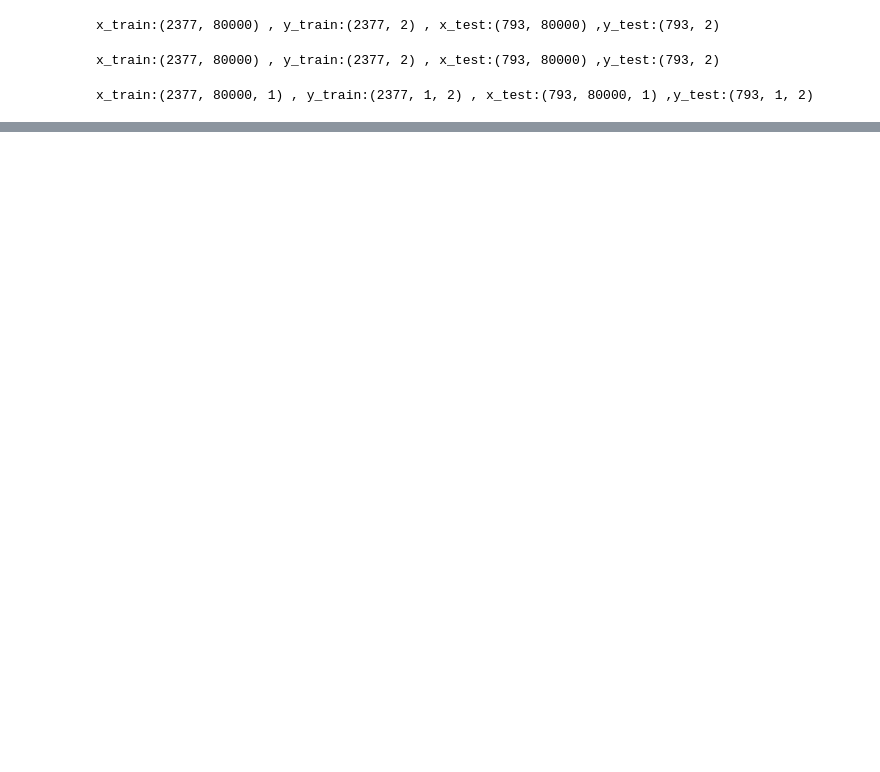
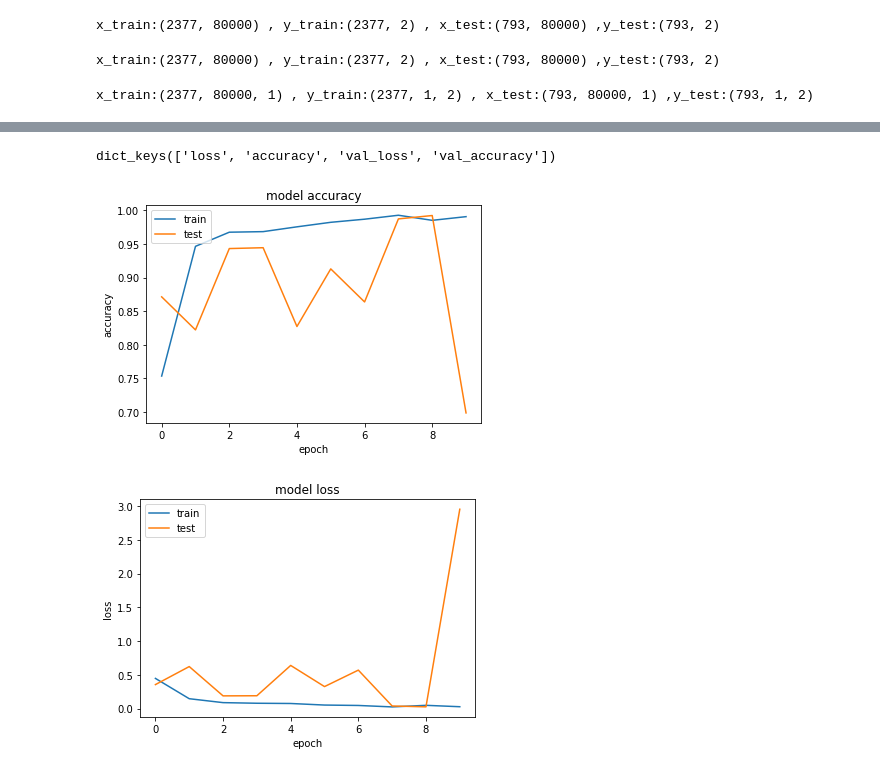
Before and after one commit to Koussailakadi/Speech_Input_for_Emotion_Recognition, a Jupyter notebook: emotion_recognition.ipynb, the cells around one changed output, grey strips where cells are left out. Drawn from its saved outputs; the diff is of its cells as text; code cells hidden in the pictures; blank space fills up the shorter version.

```diff
--- a/emotion_recognition.ipynb
+++ b/emotion_recognition.ipynb
@@ -512,10 +163,10 @@ def Resnet(input_shape=(80000,1)):
 
     #dense layers:
     x=Dropout(rate=0.5, noise_shape=None)(x)
-    dense_layer=Dense(768,activation=activations.relu)
-    x=TimeDistributed(dense_layer)(x)
-    dense_layer=Dense(2)
-    x=TimeDistributed(dense_layer)(x)
+    dense_layer_1=Dense(768,activation=activations.relu)
+    x=TimeDistributed(dense_layer_1)(x)
+    dense_layer_2=Dense(2)
+    x=TimeDistributed(dense_layer_2)(x)
     x=GlobalAveragePooling1D(keepdims=True)(x)
     x=Activation(activations.softmax)(x)
     #model
@@ -531,7 +182,7 @@ model=Resnet()
 opt = keras.optimizers.Adam(learning_rate=0.01)
 
 # Let's train the model using RMSprop
-model.compile(loss='categorical_crossentropy',
+model.compile(loss='binary_crossentropy',
               optimizer="adam",
               metrics=['accuracy'])
 
@@ -555,10 +206,15 @@ Trainable params: 12,814,082
 Non-trainable params: 21,248
 __________________________________________________________________________________________________
 # %%
-epochs=1
+epochs=10
 batch_size=32
 
-model.fit(x_train[0:40], y_train[0:40],
+# Fit the model
+history = model.fit(x_train, y_train,
               batch_size=batch_size,
-              epochs=epochs)
+              epochs=epochs,
+              validation_data=(x_test,y_test),
+              shuffle=True)
+
+print("fin d'entrainement")
 # %% [output]
@@ -575,0 +238,23 @@ ValueError: in user code:
+# %%
+# list all data in history
+print(history.history.keys())
+# summarize history for accuracy
+plt.plot(history.history['accuracy'])
+plt.plot(history.history['val_accuracy'])
+plt.title('model accuracy')
+plt.ylabel('accuracy')
+plt.xlabel('epoch')
+plt.legend(['train', 'test'], loc='upper left')
+plt.show()
+# summarize history for loss
+plt.plot(history.history['loss'])
+plt.plot(history.history['val_loss'])
+plt.title('model loss')
+plt.ylabel('loss')
+plt.xlabel('epoch')
+plt.legend(['train', 'test'], loc='upper left')
+plt.show()
+# %% [output]
+dict_keys(['loss', 'accuracy', 'val_loss', 'val_accuracy'])
+[figure, added]
+[figure, added]
```
Also changed, not shown: parts of 36 cells of this notebook.
